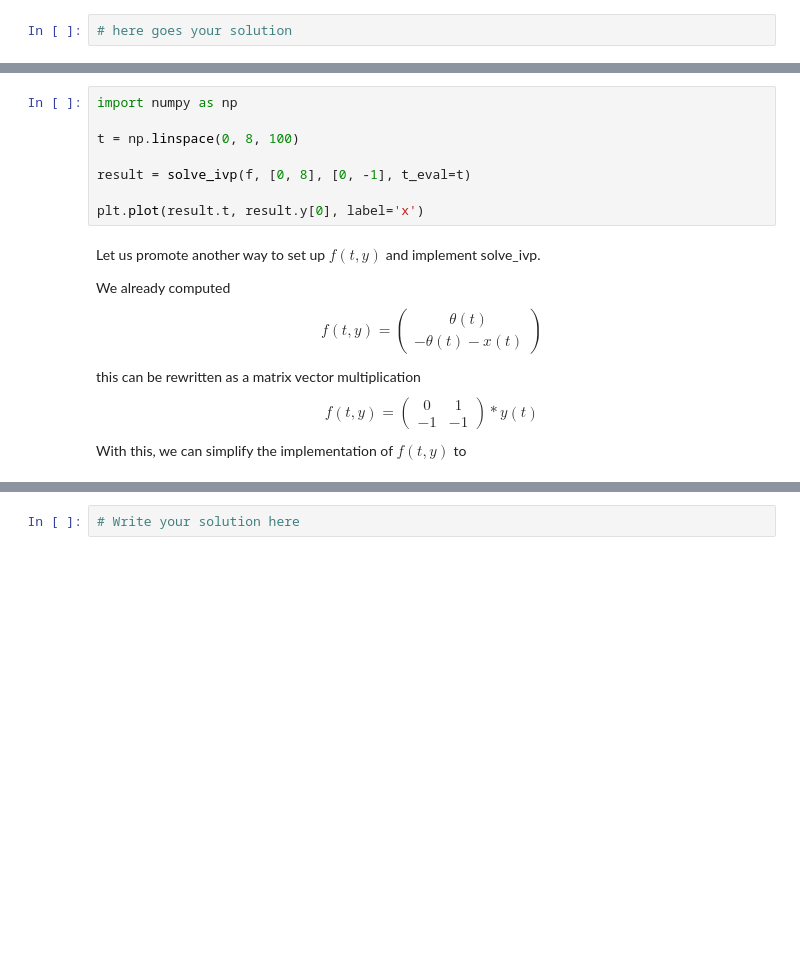
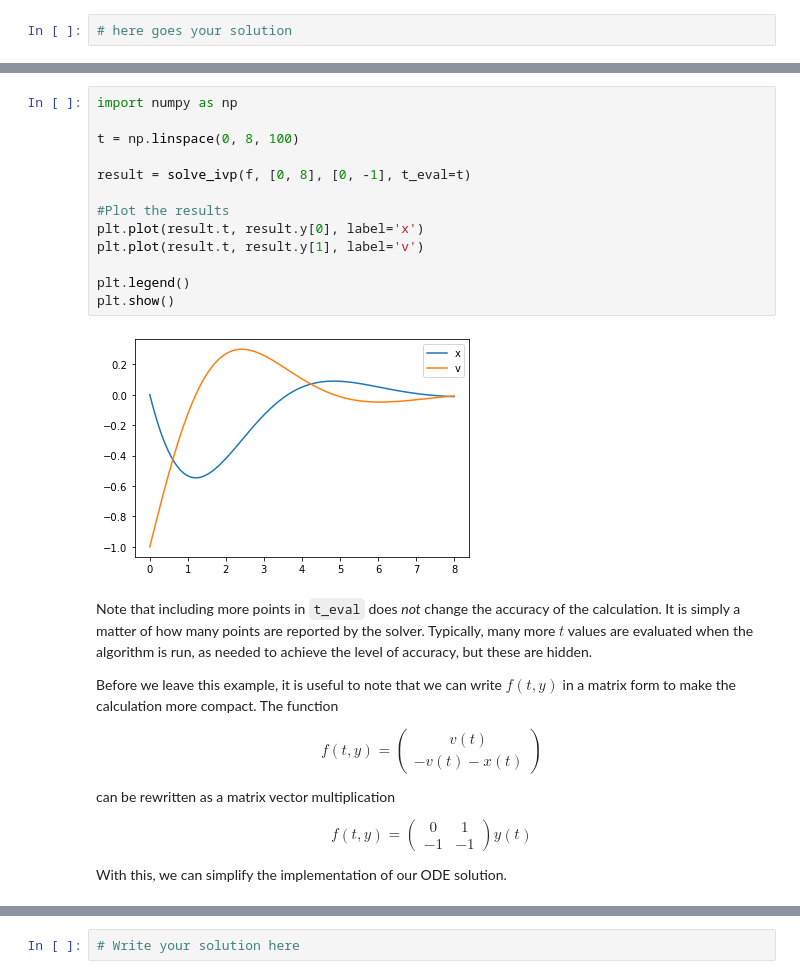
Before and after one commit to EXPLORE-for-students/python-tutorials, a Jupyter notebook: Lesson 4 - Differential equations.ipynb, the cells around one changed output, grey strips where cells are left out. Saved outputs shown, nothing was run; the diff lists cells and outputs as text; blank space fills up the shorter version.

```diff
--- a/Lesson 4 - Differential equations.ipynb
+++ b/Lesson 4 - Differential equations.ipynb
@@ -267,34 +312,43 @@ As you can see, this look a little chunky. This is because solve_ivp only evalua
 # %%
 import numpy as np
 
 t = np.linspace(0, 8, 100)
 
 result = solve_ivp(f, [0, 8], [0, -1], t_eval=t)
 
+#Plot the results
 plt.plot(result.t, result.y[0], label='x')
+plt.plot(result.t, result.y[1], label='v')
+
+plt.legend()
+plt.show()
+# %% [output]
+[figure, added]
 # %% [markdown]
-Let us promote another way to set up $f(t,y)$ and implement solve_ivp.
+Note that including more points in `t_eval` does *not* change the accuracy of the calculation. It is simply a matter of how many points are reported by the solver. Typically, many more $t$ values are evaluated when the algorithm is run, as needed to achieve the level of accuracy, but these are hidden.
 
-We already computed
+Before we leave this example, it is useful to note that we can write $f(t,y)$ in a matrix form to make the calculation more compact. The function
+
 $$
 f(t,y) =
 \left(\begin{array}{cc}
-\theta(t) \\
-- \theta(t) - x(t)
+v(t) \\
+- v(t) - x(t)
 \end{array}\right)
 $$
 
-this can be rewritten as a matrix vector multiplication
+can be rewritten as a matrix vector multiplication
+
 $$
 f(t,y) =
 \left(\begin{array}{cc}
 0 & 1 \\
 -1 & -1
 \end{array}\right)
-*
 y(t)
 $$
-With this, we can simplify the implementation of $f(t,y)$ to
+
+With this, we can simplify the implementation of our ODE solution.
 # %%
 A = np.array([[0, 1], [-1, -1]])
 
```
Also changed, not shown: parts of 26 cells of this notebook.
